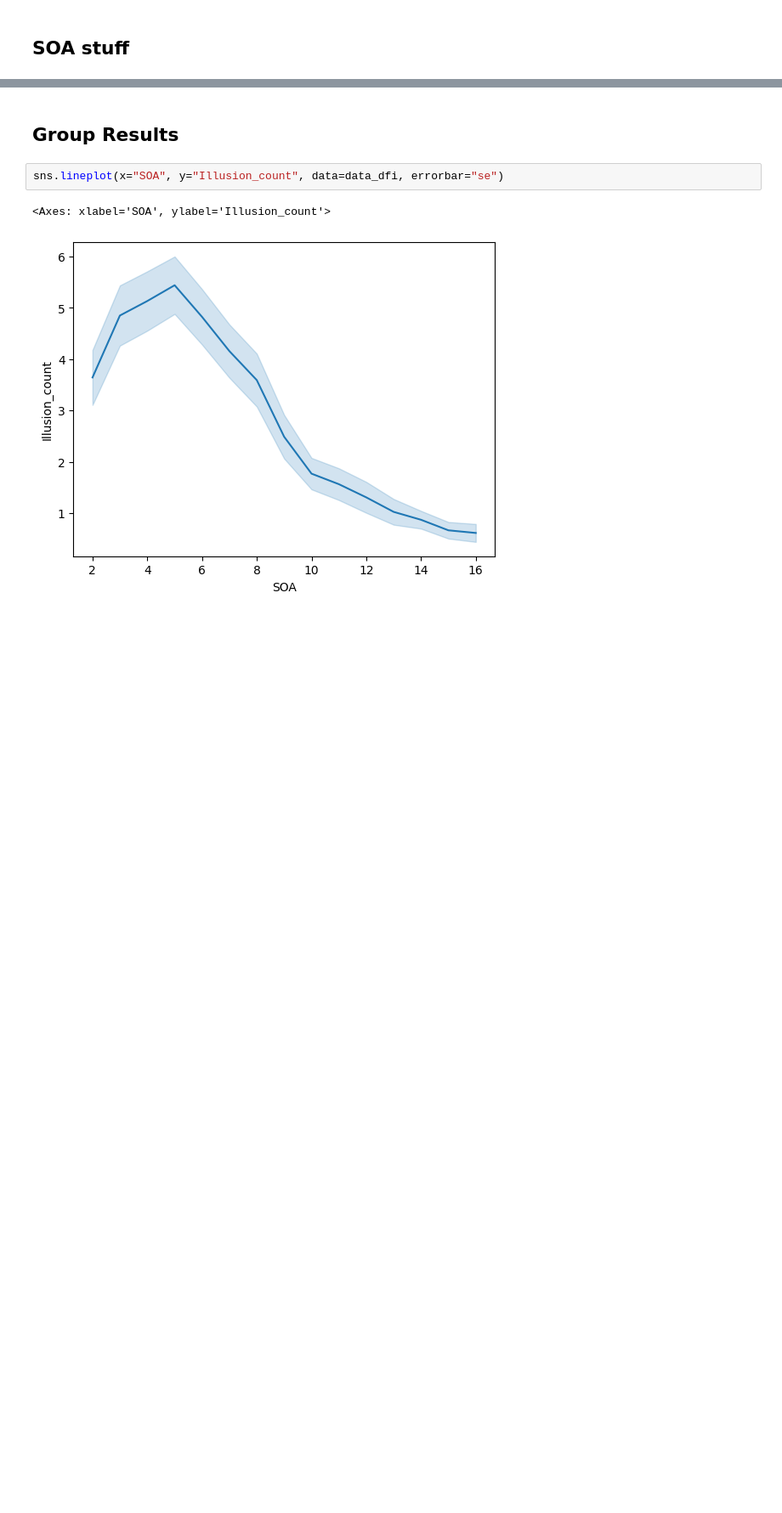
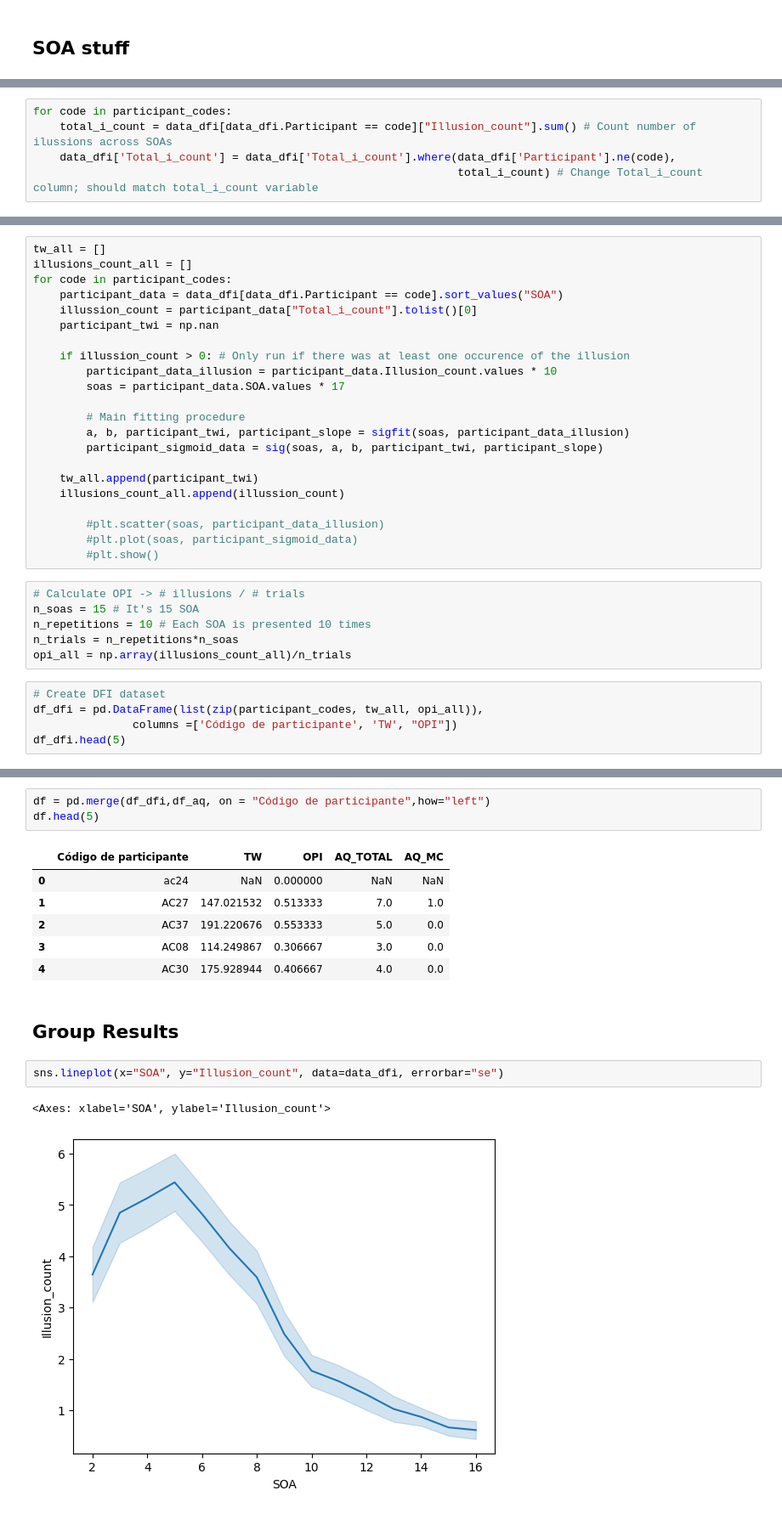
Before and after one commit to camila-maura/GIFTED-DFI, a Jupyter notebook: GIFTED_DFI_Data_Analysis.ipynb, the cells around one changed output, grey strips where cells are left out. Shown at 85% size. Cells and saved outputs as stored; diff of their text form; blank space fills up the shorter version.

```diff
--- a/GIFTED_DFI_Data_Analysis.ipynb
+++ b/GIFTED_DFI_Data_Analysis.ipynb
@@ -235 +271,6 @@ data_demographic_autism.head()
+# %%
+for code in participant_codes:
+    total_i_count = data_dfi[data_dfi.Participant == code]["Illusion_count"].sum() # Count number of ilussions across SOAs
+    data_dfi['Total_i_count'] = data_dfi['Total_i_count'].where(data_dfi['Participant'].ne(code),
+                                                                total_i_count) # Change Total_i_count column; should match total_i_count variable
 # %% [markdown]
@@ -381,0 +278,33 @@ plt.plot(soas, participant_sigmoid_data_alter)
+# %%
+tw_all = []
+illusions_count_all = []
+for code in participant_codes:
+    participant_data = data_dfi[data_dfi.Participant == code].sort_values("SOA")
+    illussion_count = participant_data["Total_i_count"].tolist()[0]
+    participant_twi = np.nan
+
+    if illussion_count > 0: # Only run if there was at least one occurence of the illusion
+        participant_data_illusion = participant_data.Illusion_count.values * 10
+        soas = participant_data.SOA.values * 17
+
+        # Main fitting procedure
+        a, b, participant_twi, participant_slope = sigfit(soas, participant_data_illusion)
+        participant_sigmoid_data = sig(soas, a, b, participant_twi, participant_slope)
+
+    tw_all.append(participant_twi)
+    illusions_count_all.append(illussion_count)
+
+        #plt.scatter(soas, participant_data_illusion)
+        #plt.plot(soas, participant_sigmoid_data)
+        #plt.show()
+# %%
+# Calculate OPI -> # illusions / # trials
+n_soas = 15 # It's 15 SOA
+n_repetitions = 10 # Each SOA is presented 10 times
+n_trials = n_repetitions*n_soas
+opi_all = np.array(illusions_count_all)/n_trials
+# %%
+# Create DFI dataset
+df_dfi = pd.DataFrame(list(zip(participant_codes, tw_all, opi_all)),
+               columns =['Código de participante', 'TW', "OPI"])
+df_dfi.head(5)
@@ -382,3 +328,13 @@ plt.plot(soas, participant_sigmoid_data_alter)
+# %%
+df = pd.merge(df_dfi,df_aq, on = "Código de participante",how="left")
+df.head(5)
+# %% [output]
+|  | Código de participante | TW | OPI | AQ_TOTAL | AQ_MC |
+| 0 | ac24 | NaN | 0.000000 | NaN | NaN |
+| 1 | AC27 | 147.021532 | 0.513333 | 7.0 | 1.0 |
+| 2 | AC37 | 191.220676 | 0.553333 | 5.0 | 0.0 |
+| 3 | AC08 | 114.249867 | 0.306667 | 3.0 | 0.0 |
+| 4 | AC30 | 175.928944 | 0.406667 | 4.0 | 0.0 |
 # %% [markdown]
 ## Group Results
 # %%
```
Also changed, not shown: parts of 15 cells of this notebook, 1 other file.
